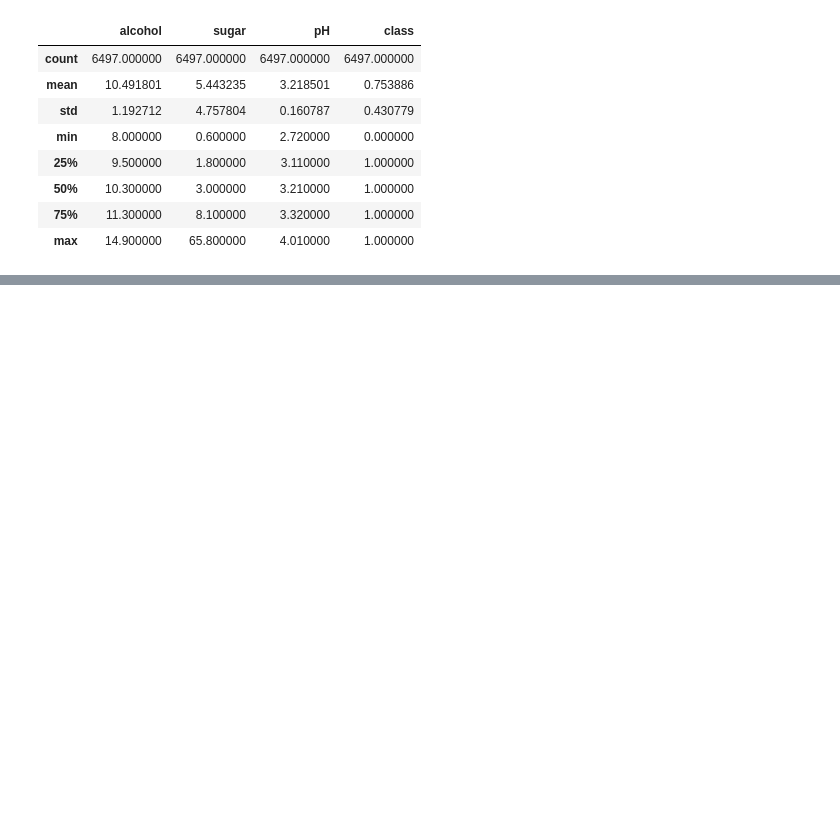
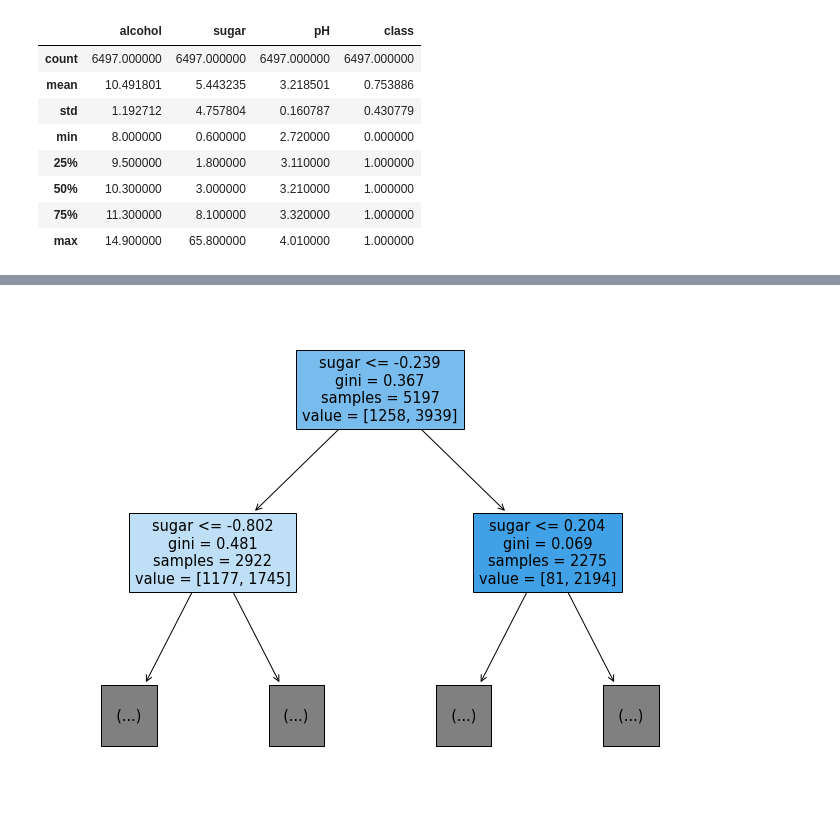
Before and after one commit to Idontknowrithm/ML-compilation_SelfDev, a Jupyter notebook: 5_1_결정_트리.ipynb, the cells around one changed output, grey strips where cells are left out. Saved outputs shown, nothing was run; the diff lists cells and outputs as text; code cells hidden in the pictures; blank space fills up the shorter version.

```diff
--- a/5_1_결정_트리.ipynb
+++ b/5_1_결정_트리.ipynb
@@ -85,0 +117,8 @@ print(lr.score(test_scaled, test_target))
+# %%
+# 결정 트리 깊이 제한 후 출력
+# max_depth: 트리 깊이, filled: 클래스에 따라 색 변경
+plt.figure(figsize=(12, 9))
+plot_tree(dt, max_depth=1, filled=True, feature_names=['alcohol', 'sugar', 'pH'])
+plt.show()
+# %% [output]
+[figure, added]
```
Also changed, not shown: parts of 5 cells of this notebook.
